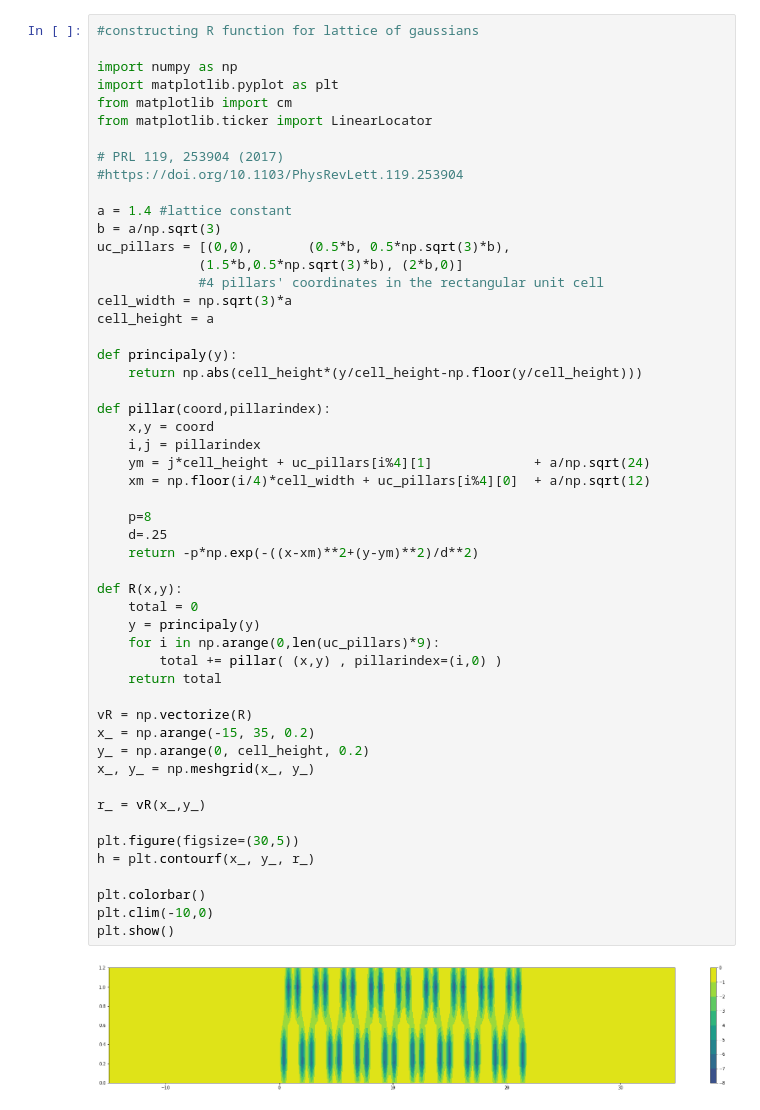
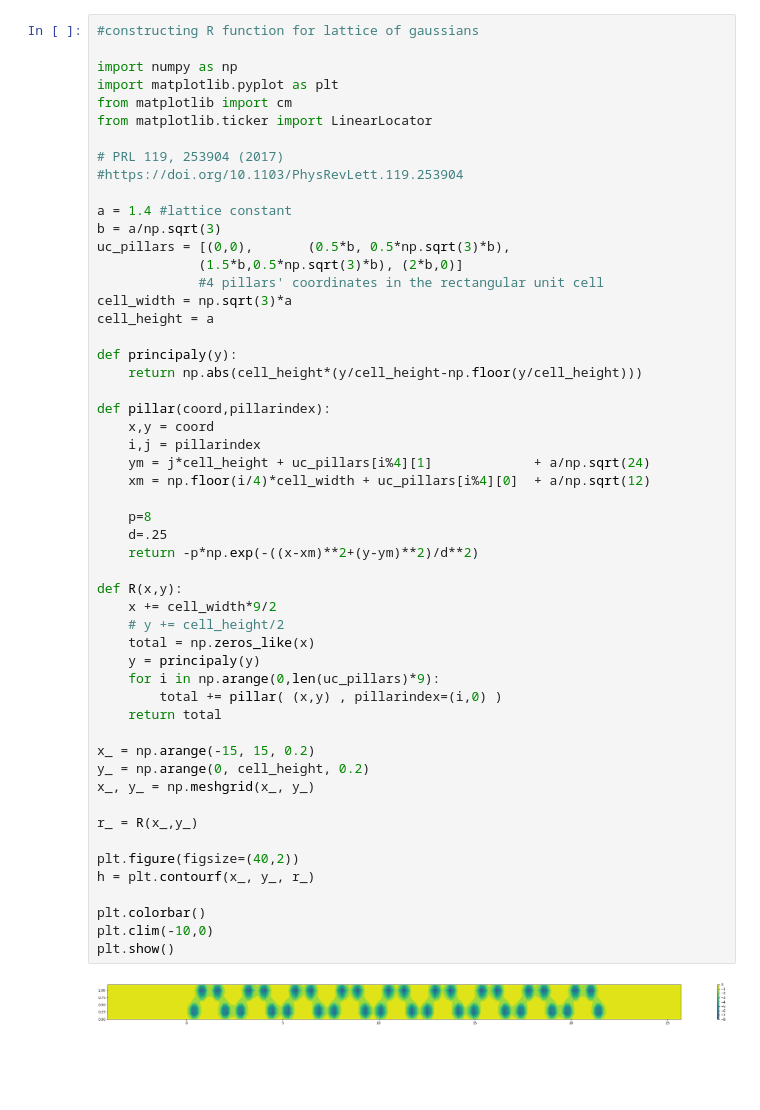
Before and after one commit to sangsoonoh/soliton_exciton, a Jupyter notebook: Kartashov/kartashov.ipynb, the cells around one changed output. Cells and saved outputs as stored; diff of their text form; blank space fills up the shorter version.

```diff
--- a/Kartashov/kartashov.ipynb
+++ b/Kartashov/kartashov.ipynb
@@ -19,36 +61,37 @@ cell_height = a
 
 def principaly(y):
     return np.abs(cell_height*(y/cell_height-np.floor(y/cell_height)))
 
 def pillar(coord,pillarindex):
     x,y = coord
     i,j = pillarindex
     ym = j*cell_height + uc_pillars[i%4][1]             + a/np.sqrt(24)
     xm = np.floor(i/4)*cell_width + uc_pillars[i%4][0]  + a/np.sqrt(12)
 
     p=8
     d=.25
     return -p*np.exp(-((x-xm)**2+(y-ym)**2)/d**2)
 
 def R(x,y):
-    total = 0
+    x += cell_width*9/2
+    # y += cell_height/2
+    total = np.zeros_like(x)
     y = principaly(y)
     for i in np.arange(0,len(uc_pillars)*9):
         total += pillar( (x,y) , pillarindex=(i,0) )
     return total
 
-vR = np.vectorize(R)
-x_ = np.arange(-15, 35, 0.2)
+x_ = np.arange(-15, 15, 0.2)
 y_ = np.arange(0, cell_height, 0.2)
 x_, y_ = np.meshgrid(x_, y_)
 
-r_ = vR(x_,y_)
+r_ = R(x_,y_)
 
-plt.figure(figsize=(30,5))
+plt.figure(figsize=(40,2))
 h = plt.contourf(x_, y_, r_)
 
 plt.colorbar()
 plt.clim(-10,0)
 plt.show()
 # %% [output]
-[figure, old version]
+[figure, new version]
```
Also changed, not shown: parts of 9 cells of this notebook, 1 other file.
